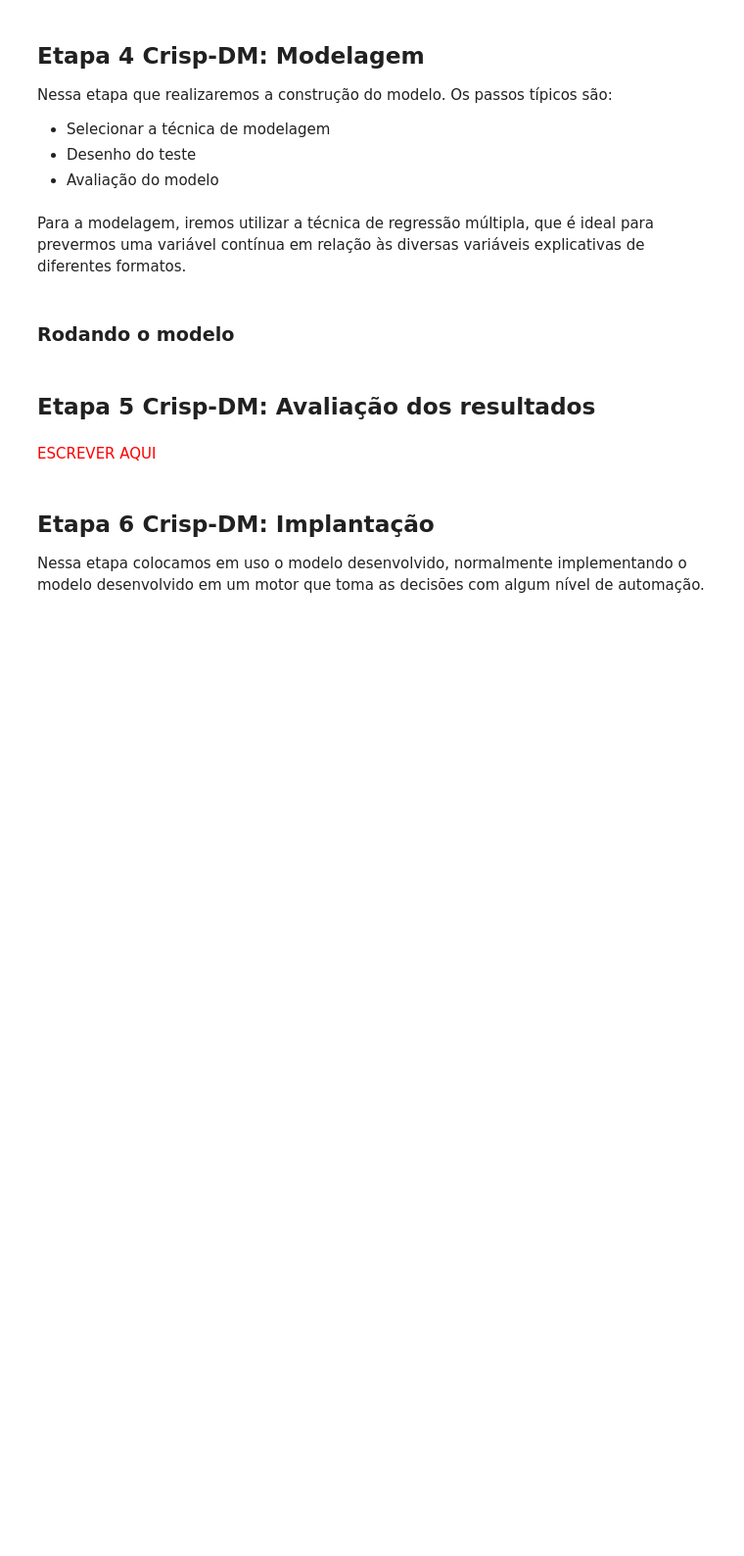
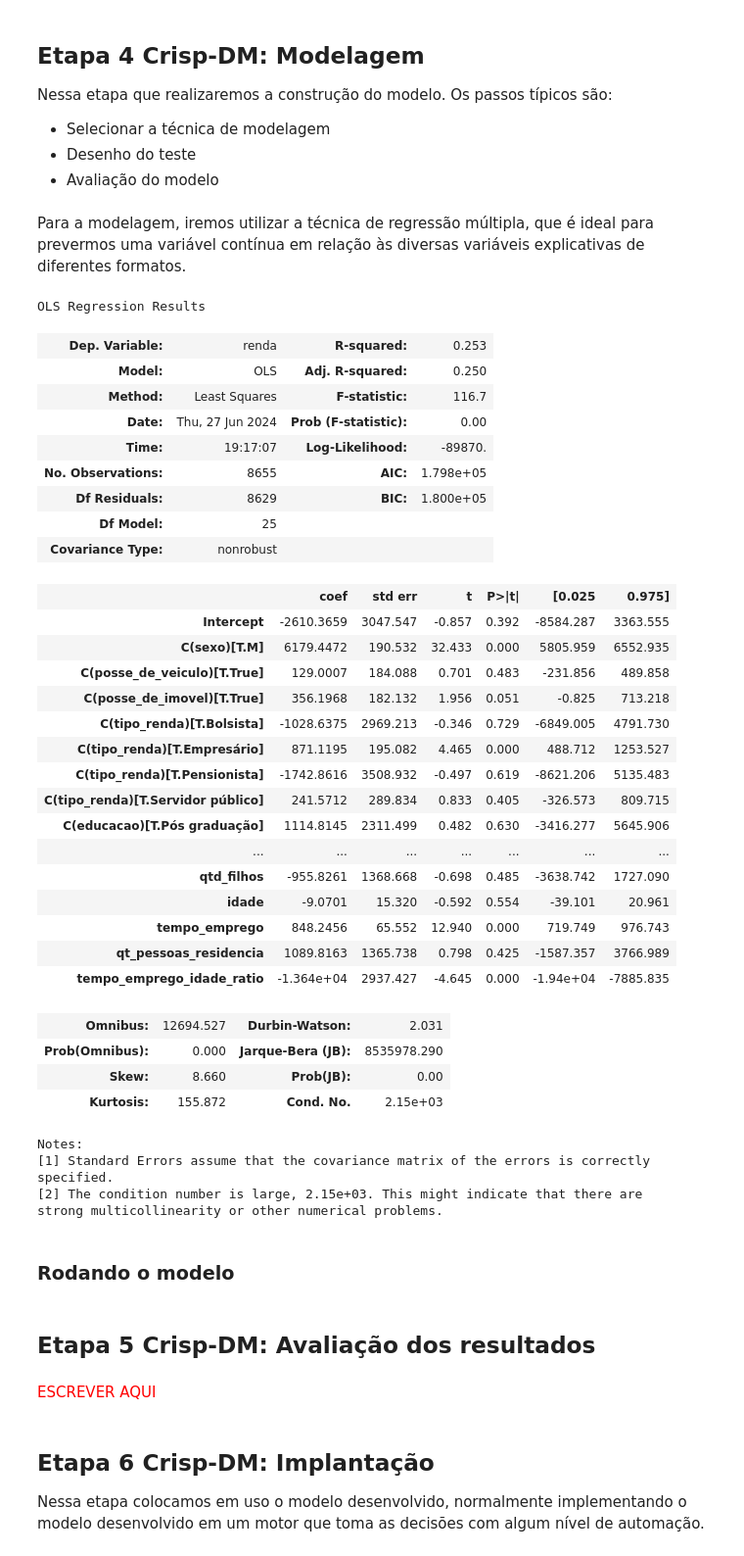
Before and after one commit to PedroHang/Income-Prediction-Model-Project, a Jupyter notebook: income_prediction.ipynb, the cells around one changed output. Shown at 98% size. Cells and saved outputs as stored; diff of their text form; code cells hidden in the pictures; blank space fills up the shorter version.

```diff
--- a/income_prediction.ipynb
+++ b/income_prediction.ipynb
@@ -197,3 +199,59 @@ Nessa etapa que realizaremos a construção do modelo. Os passos típicos são:
+# %%
+formula = (
+    'renda ~ '
+    'C(sexo) + '
+    'C(posse_de_veiculo) + '
+    'C(posse_de_imovel) + '
+    'qtd_filhos + '
+    'C(tipo_renda) + '
+    'C(posse_de_imovel) + '
+    'C(educacao) + '
+    'C(estado_civil) + '
+    'C(tipo_residencia) + '
+    'C(tipo_residencia) + '
+    'idade + '
+    'tempo_emprego + '
+    'qt_pessoas_residencia + '
+    'tempo_emprego_idade_ratio'
+)
+
+reg = smf.ols(formula, data = renda_df).fit()
+reg.summary()
+# %% [output]
+OLS Regression Results
+| Dep. Variable: | renda | R-squared: | 0.253 |
+| Model: | OLS | Adj. R-squared: | 0.250 |
+| Method: | Least Squares | F-statistic: | 116.7 |
+| Date: | Thu, 27 Jun 2024 | Prob (F-statistic): | 0.00 |
+| Time: | 19:17:07 | Log-Likelihood: | -89870. |
+| No. Observations: | 8655 | AIC: | 1.798e+05 |
+| Df Residuals: | 8629 | BIC: | 1.800e+05 |
+| Df Model: | 25 |  |  |
+| Covariance Type: | nonrobust |  |  |
+|  | coef | std err | t | P>|t| | [0.025 | 0.975] |
+| Intercept | -2610.3659 | 3047.547 | -0.857 | 0.392 | -8584.287 | 3363.555 |
+| C(sexo)[T.M] | 6179.4472 | 190.532 | 32.433 | 0.000 | 5805.959 | 6552.935 |
+| C(posse_de_veiculo)[T.True] | 129.0007 | 184.088 | 0.701 | 0.483 | -231.856 | 489.858 |
+| C(posse_de_imovel)[T.True] | 356.1968 | 182.132 | 1.956 | 0.051 | -0.825 | 713.218 |
+| C(tipo_renda)[T.Bolsista] | -1028.6375 | 2969.213 | -0.346 | 0.729 | -6849.005 | 4791.730 |
+| C(tipo_renda)[T.Empresário] | 871.1195 | 195.082 | 4.465 | 0.000 | 488.712 | 1253.527 |
+| C(tipo_renda)[T.Pensionista] | -1742.8616 | 3508.932 | -0.497 | 0.619 | -8621.206 | 5135.483 |
+| C(tipo_renda)[T.Servidor público] | 241.5712 | 289.834 | 0.833 | 0.405 | -326.573 | 809.715 |
+| C(educacao)[T.Pós graduação] | 1114.8145 | 2311.499 | 0.482 | 0.630 | -3416.277 | 5645.906 |
+| ... | ... | ... | ... | ... | ... | ... |
+| qtd_filhos | -955.8261 | 1368.668 | -0.698 | 0.485 | -3638.742 | 1727.090 |
+| idade | -9.0701 | 15.320 | -0.592 | 0.554 | -39.101 | 20.961 |
+| tempo_emprego | 848.2456 | 65.552 | 12.940 | 0.000 | 719.749 | 976.743 |
+| qt_pessoas_residencia | 1089.8163 | 1365.738 | 0.798 | 0.425 | -1587.357 | 3766.989 |
+| tempo_emprego_idade_ratio | -1.364e+04 | 2937.427 | -4.645 | 0.000 | -1.94e+04 | -7885.835 |
+| Omnibus: | 12694.527 | Durbin-Watson: | 2.031 |
+| Prob(Omnibus): | 0.000 | Jarque-Bera (JB): | 8535978.290 |
+| Skew: | 8.660 | Prob(JB): | 0.00 |
+| Kurtosis: | 155.872 | Cond. No. | 2.15e+03 |
+Notes:
+[1] Standard Errors assume that the covariance matrix of the errors is correctly specified.
+[2] The condition number is large, 2.15e+03. This might indicate that there are
+strong multicollinearity or other numerical problems.
 # %% [markdown]
 ### Rodando o modelo
 # %% [markdown]
```
Also changed, not shown: parts of 5 cells of this notebook, 1 other file.
